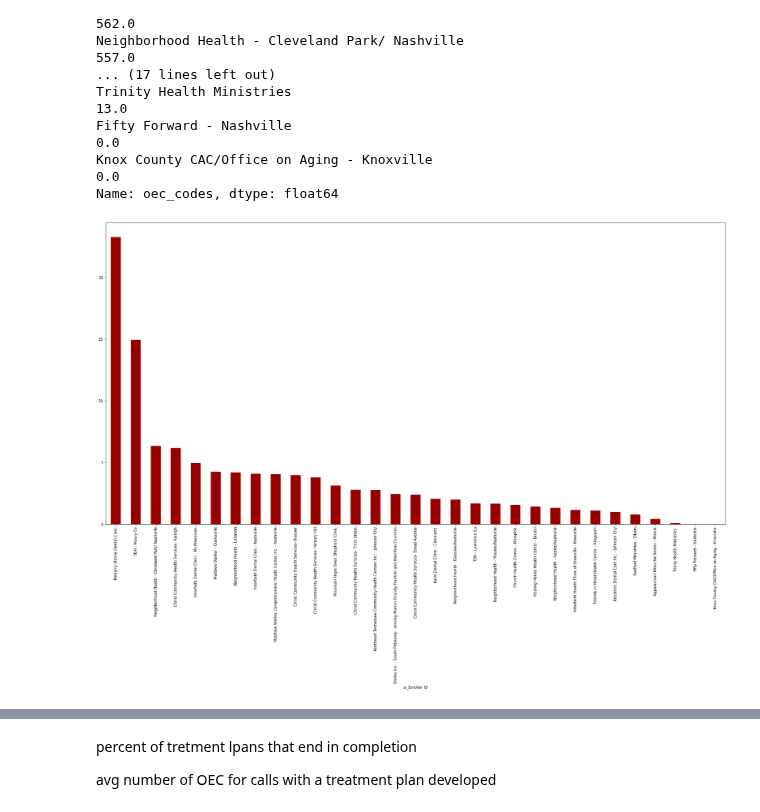
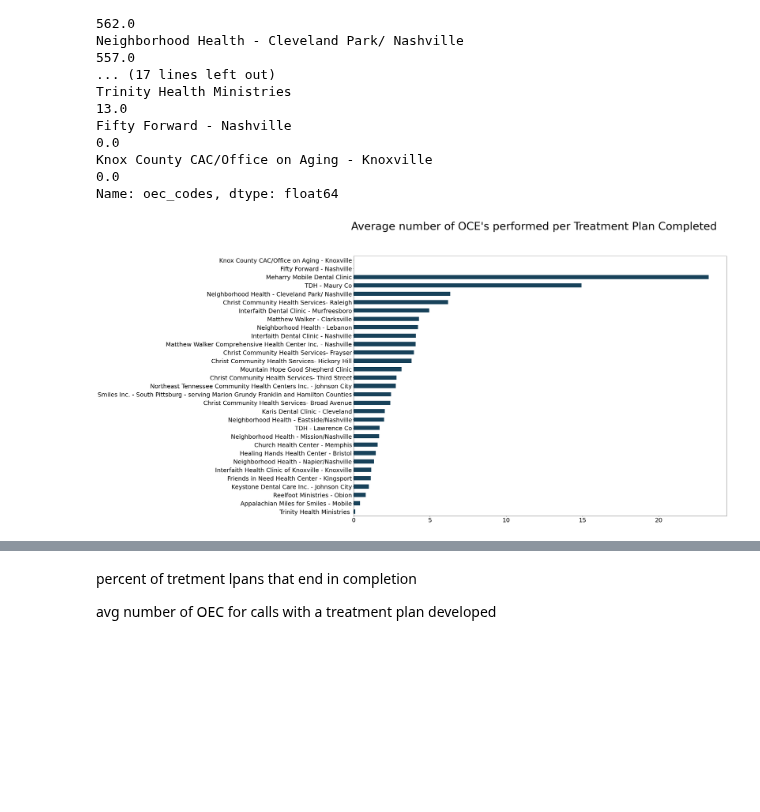
Before and after one commit to Jmiah789/smile-on-get_tootha_choppa, a Jupyter notebook: notebooks/1_cleanup.ipynb, the cells around one changed output, grey strips where cells are left out. Saved outputs shown, nothing was run; the diff lists cells and outputs as text; code cells hidden in the pictures; blank space fills up the shorter version.

```diff
--- a/notebooks/1_cleanup.ipynb
+++ b/notebooks/1_cleanup.ipynb
@@ -615,5 +685,8 @@ Meharry Mobile Dental Clinic
 dtype: float64
 # %%
-percent_developed_completed.plot.bar( color = '#980000')
-plt.rcParams["figure.figsize"]=(30, 15)
+percent_developed_completed.plot.barh( color = '#18425A',xlabel = '', fontsize = 35)
+plt.rcParams["figure.figsize"]=(30, 25)
+plt.suptitle('Percent of Calls where Developed Plan was Completed', fontsize=45)
+
+matplotlib.pyplot.savefig('jeremiahplot.png', bbox_inches='tight')
 # %% [output]
@@ -694,5 +773,6 @@ Knox County CAC/Office on Aging - Knoxville
 dtype: float64
 # %%
-percent_calls_plan.plot.bar( color = '#980000')
-plt.rcParams["figure.figsize"]=(30, 15)
+percent_calls_plan.plot.bar( color = '#980000', xlabel = 'Enroller ID', fontsize = 30)
+plt.rcParams["figure.figsize"]=(40, 25)
+plt.suptitle('Percent of Calls with a Treatment Plan Developed', fontsize=45)
 # %% [output]
@@ -744,9 +825,12 @@ Name: oec_codes, dtype: float64
 # %%
 oec_codes_per_plans_completed_by_clinic = oec_codes_for_final_plot/number_of_plans_completed_for_final_plot
 
-oec_codes_per_plans_completed_by_clinic = oec_codes_per_plans_completed_by_clinic.sort_values(ascending = False)
+oec_codes_per_plans_completed_by_clinic = oec_codes_per_plans_completed_by_clinic.sort_values()
 # %%
-oec_codes_per_plans_completed_by_clinic.plot.bar( color = '#980000')
-plt.rcParams["figure.figsize"]=(30, 15)
+oec_codes_per_plans_completed_by_clinic.plot.barh( color = '#18425A', xlabel = '', fontsize = 25)
+plt.rcParams["figure.figsize"]=(28, 20)
+plt.suptitle("Average number of OCE's performed per Treatment Plan Completed", fontsize=45)
+
+matplotlib.pyplot.savefig('jeremiahplot.png', bbox_inches='tight')
 # %% [output]
-[figure, old version]
+[figure, new version]
```
Also changed, not shown: parts of 30 cells of this notebook, 2 other files.
